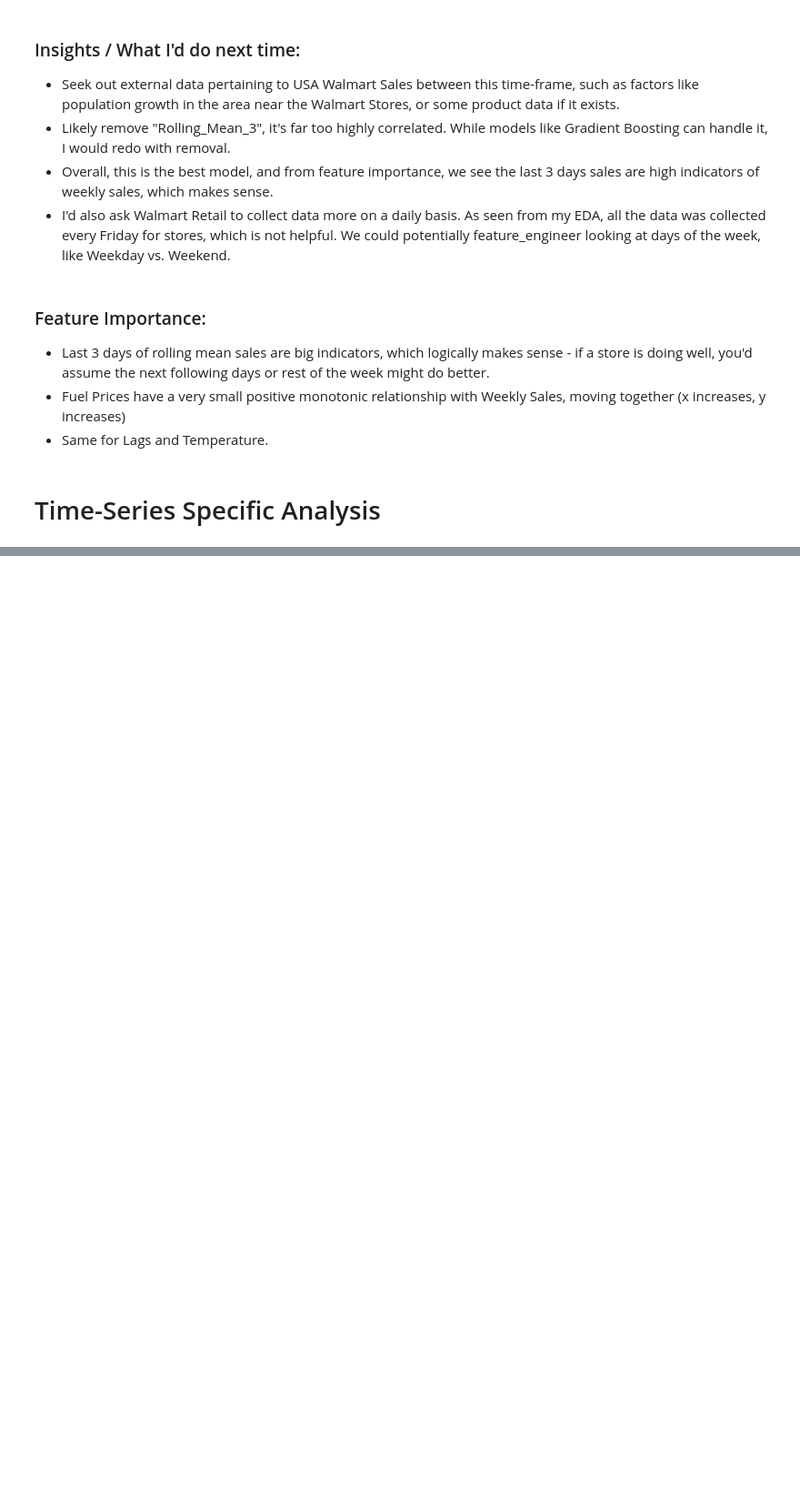
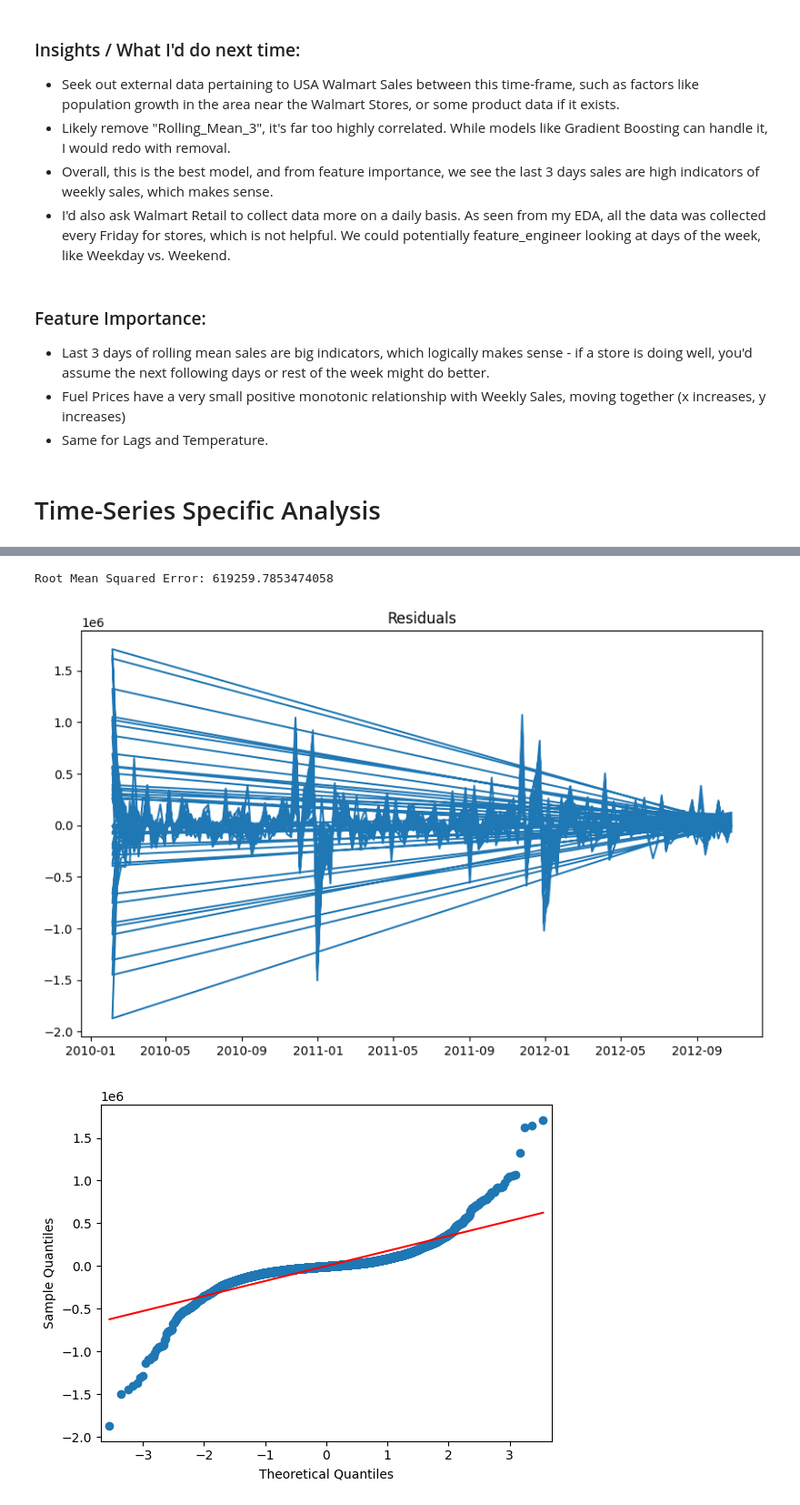
Before and after one commit to TangoMango223/walmart_analysis, a Jupyter notebook: analysis.ipynb, the cells around one changed output, grey strips where cells are left out. Shown at 91% size. Saved outputs shown, nothing was run; the diff lists cells and outputs as text; code cells hidden in the pictures; blank space fills up the shorter version.

Commit message:
tried ARIMA and SARIMA

```diff
--- a/analysis.ipynb
+++ b/analysis.ipynb
@@ -823,0 +846,34 @@ sns.heatmap(df2.corr(method = "spearman"), annot= True)
+# %%
+# Split X_train and X_test differently:
+# Split the data into training and test sets based on time
+train_size = int(len(df) * 0.8)
+train, test = df2.iloc[:train_size], df.iloc[train_size:]
+# %%
+import statsmodels.api as sm
+
+# Fit the ARIMA model
+model = sm.tsa.ARIMA(train['Weekly_Sales'], order=(5, 1, 0))  # (p, d, q)
+model_fit = model.fit()
+
+# Forecasting
+predictions = model_fit.forecast(steps=len(test))
+# %%
+# Evaluation (optional)
+from sklearn.metrics import mean_squared_error
+mse = mean_squared_error(test['Weekly_Sales'], predictions)
+print(f'Root Mean Squared Error: {np.sqrt(mse)}')
+# %% [output]
+Root Mean Squared Error: 619259.7853474058
+# %%
+# Check Residuals:
+residuals = model_fit.resid
+plt.figure(figsize=(10, 6))
+plt.plot(residuals)
+plt.title('Residuals')
+plt.show()
+
+sm.qqplot(residuals, line='s')
+plt.show()
+# %% [output]
+[figure, added]
+[figure, added]
```
Also changed, not shown: parts of 19 cells of this notebook, 1 other file.
